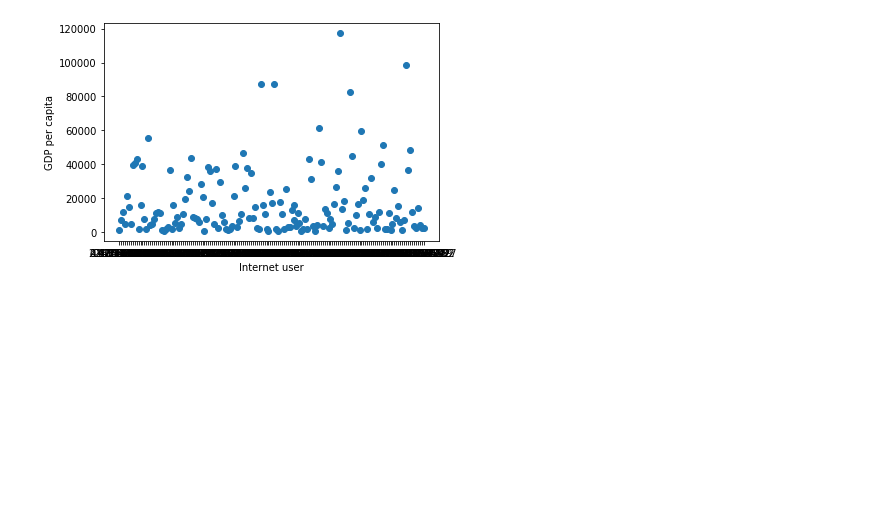
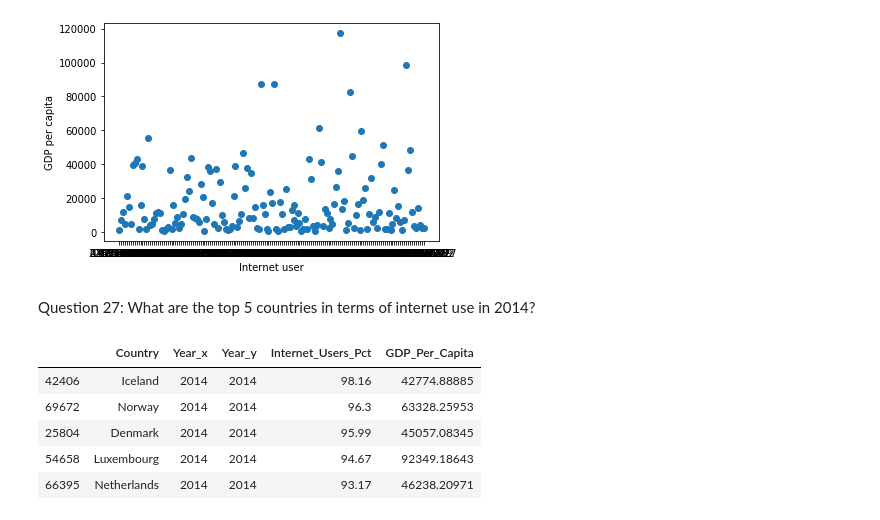
Before and after one commit to arikhursheed/gdp-and-internet-usage-arikhursheed, a Jupyter notebook: notebooks/un_data_explore.ipynb, the cells around one changed output. Cells and saved outputs as stored; diff of their text form; code cells hidden in the pictures; blank space fills up the shorter version.

```diff
--- a/notebooks/un_data_explore.ipynb
+++ b/notebooks/un_data_explore.ipynb
@@ -398,3 +447,15 @@ plt.ylabel('GDP per capita')
 # %% [output]
 Text(0, 0.5, 'GDP per capita')
 [figure]
+# %% [markdown]
+Question 27: What are the top 5 countries in terms of internet use in 2014?
+# %%
+top_5_2014 =gdp_internet_2014.sort_values('Internet_Users_Pct', ascending=False).head(5)
+top_5_2014
+# %% [output]
+|  | Country | Year_x | Year_y | Internet_Users_Pct | GDP_Per_Capita |
+| 42406 | Iceland | 2014 | 2014 | 98.16 | 42774.88885 |
+| 69672 | Norway | 2014 | 2014 | 96.3 | 63328.25953 |
+| 25804 | Denmark | 2014 | 2014 | 95.99 | 45057.08345 |
+| 54658 | Luxembourg | 2014 | 2014 | 94.67 | 92349.18643 |
+| 66395 | Netherlands | 2014 | 2014 | 93.17 | 46238.20971 |
```
Also changed, not shown: parts of 22 cells of this notebook.
